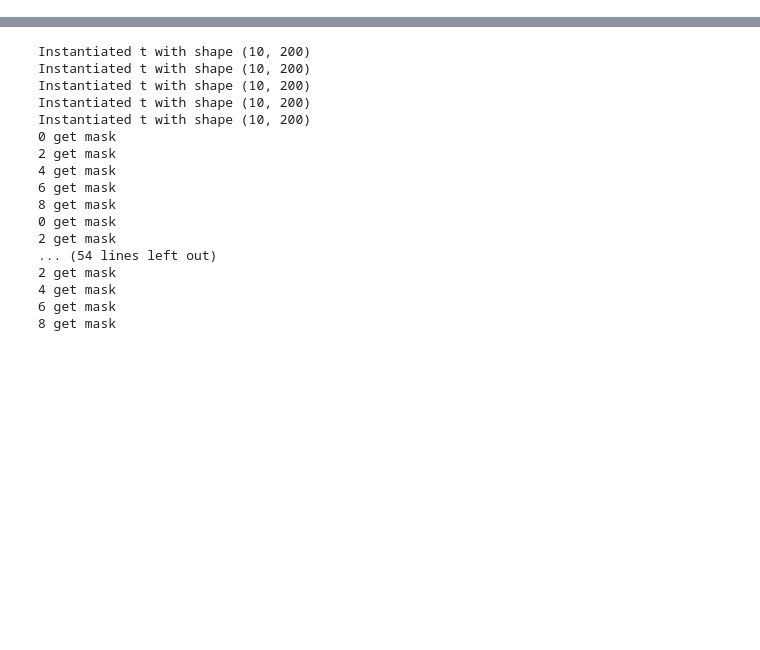
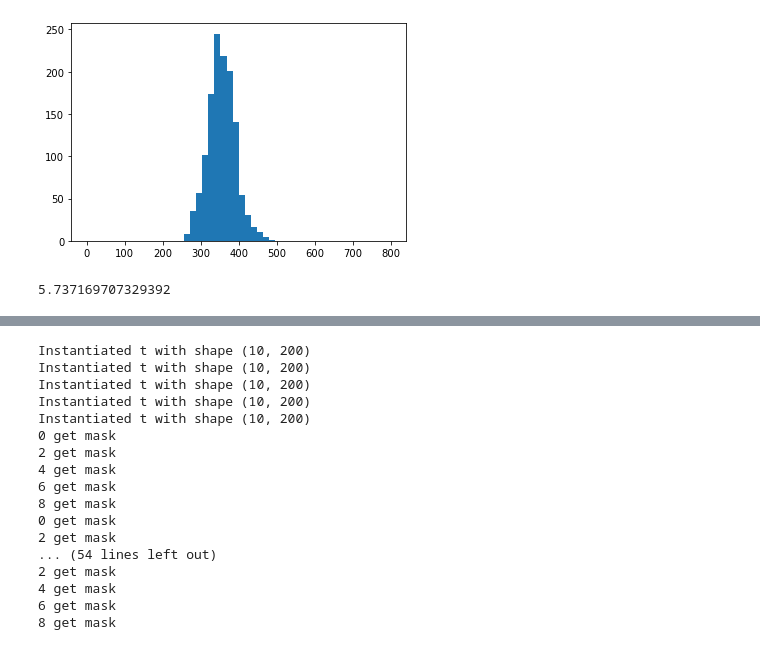
Before and after one commit to davidclark1/VectorizedNets, a Jupyter notebook: gradient_viz.ipynb, the cells around one changed output, grey strips where cells are left out. Saved outputs shown, nothing was run; the diff lists cells and outputs as text; code cells hidden in the pictures; blank space fills up the shorter version.

```diff
--- a/gradient_viz.ipynb
+++ b/gradient_viz.ipynb
@@ -94,3 +141,13 @@ fc_mono_out.std()
+# %%
+d = X_grad[30].flatten()
+d = d[d > 1e-8]
+plt.hist(d, bins=50, range=(0, 800))
+plt.show()
+
+np.rad2deg(np.arccos(1./np.sqrt(1. + (d.std()/d.mean())**2)))
+# %% [output]
+[figure, added]
+5.737169707329392
 # %%
 fig, axes = plt.subplots(2, 2, figsize=(6, 6))
 fig.subplots_adjust(hspace=0.3)
```
Also changed, not shown: parts of 14 cells of this notebook, 5 other files.
